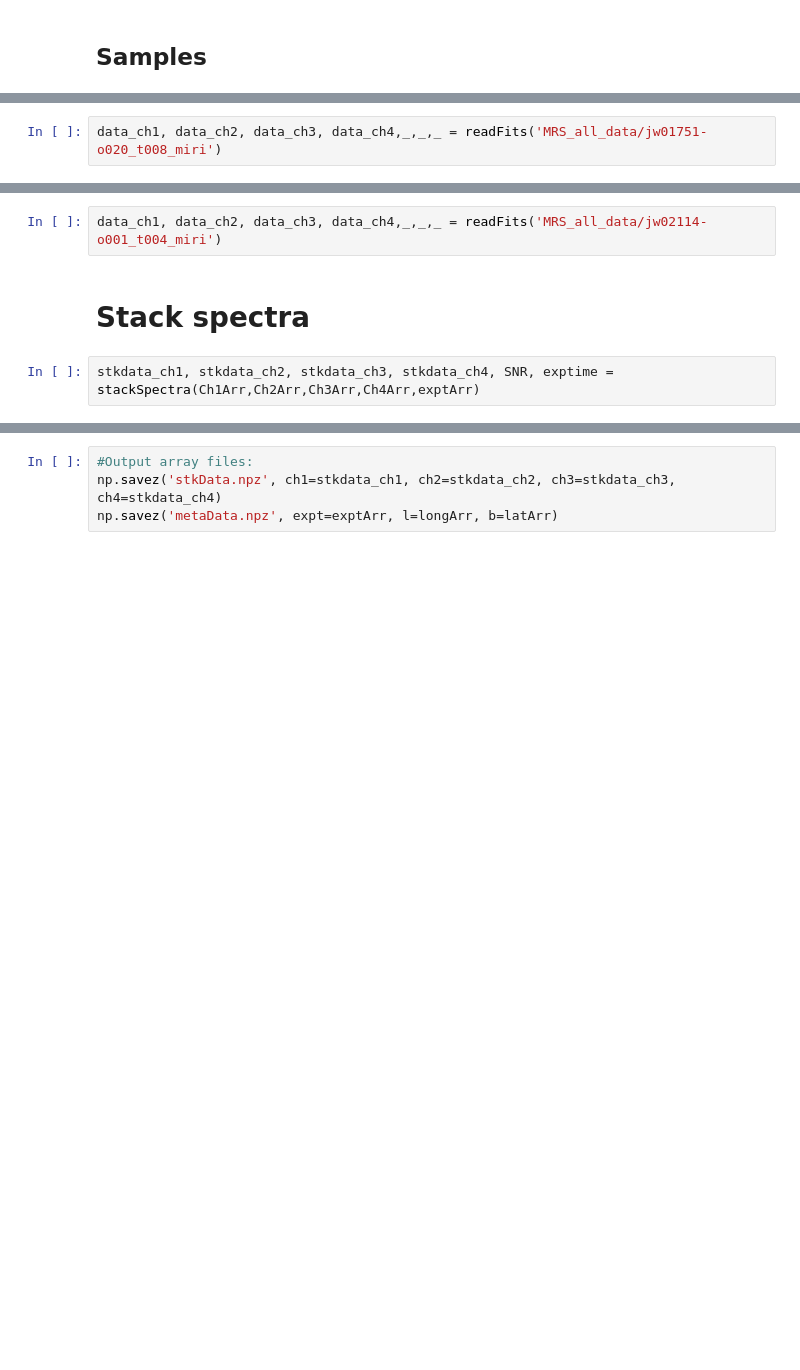
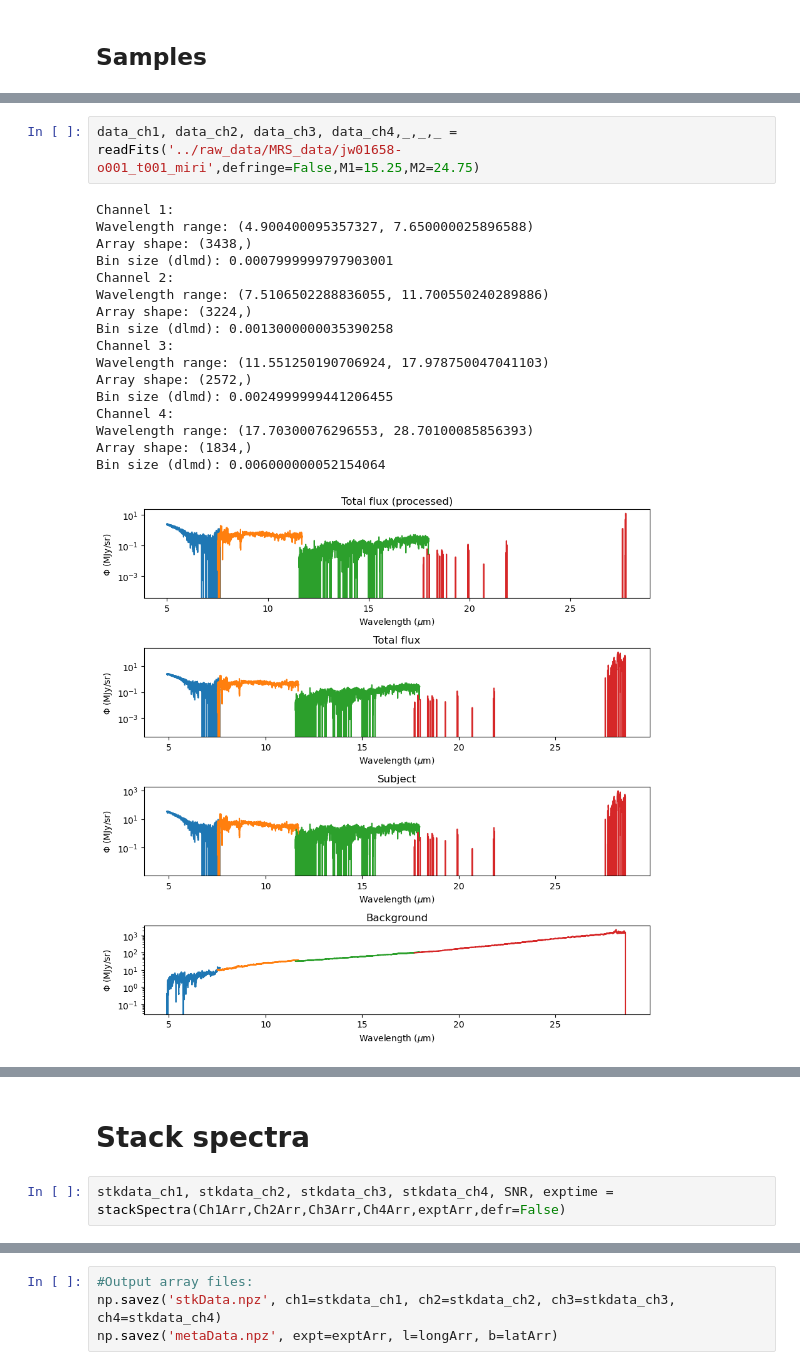
Before and after one commit to Timwong313/axionJWST_2024, a Jupyter notebook: MRS_analysis/code/stackSpec.ipynb, the cells around one changed output, grey strips where cells are left out. Saved outputs shown, nothing was run; the diff lists cells and outputs as text; blank space fills up the shorter version.

```diff
--- a/MRS_analysis/code/stackSpec.ipynb
+++ b/MRS_analysis/code/stackSpec.ipynb
@@ -338,2 +440,20 @@ print(sub1_ch1[0].header)
 # %%
-data_ch1, data_ch2, data_ch3, data_ch4,_,_,_ = readFits('MRS_all_data/jw01751-o020_t008_miri')
+data_ch1, data_ch2, data_ch3, data_ch4,_,_,_ = readFits('../raw_data/MRS_data/jw01658-o001_t001_miri',defringe=False,M1=15.25,M2=24.75)
+# %% [output]
+Channel 1:
+Wavelength range: (4.900400095357327, 7.650000025896588)
+Array shape: (3438,)
+Bin size (dlmd): 0.0007999999797903001
+Channel 2:
+Wavelength range: (7.5106502288836055, 11.700550240289886)
+Array shape: (3224,)
+Bin size (dlmd): 0.0013000000035390258
+Channel 3:
+Wavelength range: (11.551250190706924, 17.978750047041103)
+Array shape: (2572,)
+Bin size (dlmd): 0.0024999999441206455
+Channel 4:
+Wavelength range: (17.70300076296553, 28.70100085856393)
+Array shape: (1834,)
+Bin size (dlmd): 0.006000000052154064
+[figure, added]
@@ -340,9 +461,7 @@ data_ch1, data_ch2, data_ch3, data_ch4,_,_,_ = readFits('MRS_all_data/jw01751-o0
-# %%
-data_ch1, data_ch2, data_ch3, data_ch4,_,_,_ = readFits('MRS_all_data/jw02114-o001_t004_miri')
 # %% [markdown]
 # Stack spectra
 # %%
-stkdata_ch1, stkdata_ch2, stkdata_ch3, stkdata_ch4, SNR, exptime = stackSpectra(Ch1Arr,Ch2Arr,Ch3Arr,Ch4Arr,exptArr)
+stkdata_ch1, stkdata_ch2, stkdata_ch3, stkdata_ch4, SNR, exptime = stackSpectra(Ch1Arr,Ch2Arr,Ch3Arr,Ch4Arr,exptArr,defr=False)
 # %%
 print('Estimated log-signal-to-noise ratio:')
 print(SNR)
```
Also changed, not shown: parts of 10 cells of this notebook, 4 other files.
